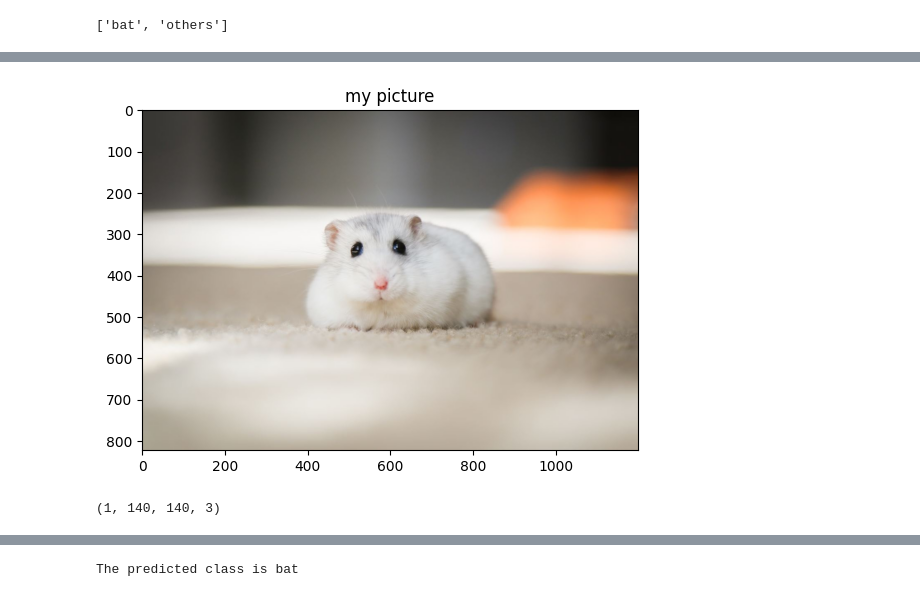
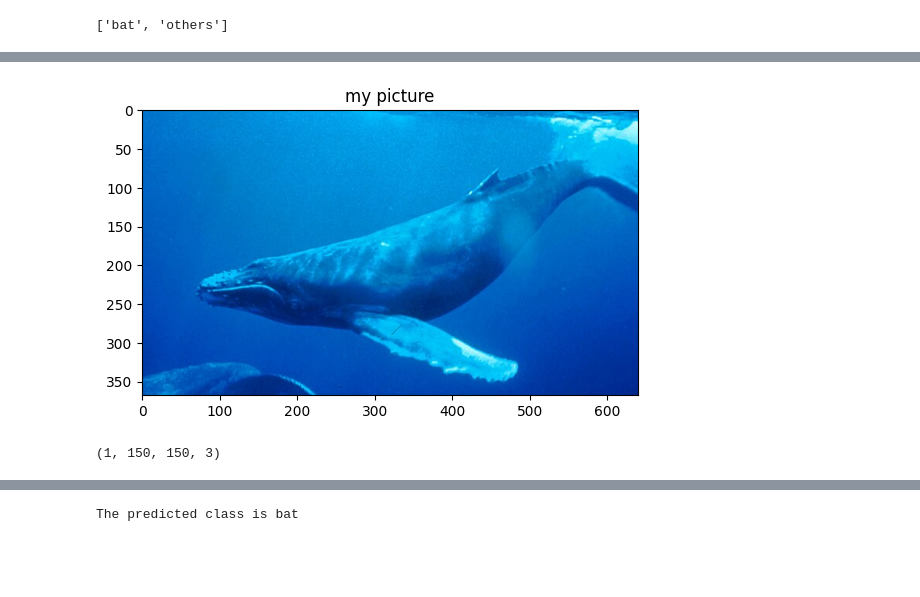
Before and after one commit to Suvid-Singhal/Binary-Classification, a Jupyter notebook: Task.ipynb, the cells around one changed output, grey strips where cells are left out. Drawn from its saved outputs; the diff is of its cells as text; code cells hidden in the pictures; blank space fills up the shorter version.

```diff
--- a/Task.ipynb
+++ b/Task.ipynb
@@ -48,7 +58,7 @@ from tensorflow.keras.optimizers import Adam
 import pathlib
 data_dir = pathlib.Path("one-vs-rest")
 
-img_height,img_width=140,140
+img_height,img_width=150,150
 batch_size=32
 train_ds = tf.keras.preprocessing.image_dataset_from_directory(
   data_dir,
@@ -181,18 +277,18 @@ plt.show()
 # %%
 import cv2
-image=cv2.imread("C:\\Users\\suvid\\Desktop\\hamster.jpg")
+image=cv2.imread("C:\\Users\\suvid\\Desktop\\whale.jpg")
 image_resized= cv2.resize(image, (img_height,img_width))
 
 RGB_im = cv2.cvtColor(image, cv2.COLOR_BGR2RGB)
 plt.imshow(RGB_im)
 plt.title('my picture')
 plt.show()
 image=np.expand_dims(image_resized,axis=0)
 
 print(image.shape)
 # %% [output]
-[figure, old version]
+[figure, new version]
-(1, 140, 140, 3)
+(1, 150, 150, 3)
 # %%
 pred=resnet_model.predict(image)
 print(pred)
```
Also changed, not shown: parts of 21 cells of this notebook.
